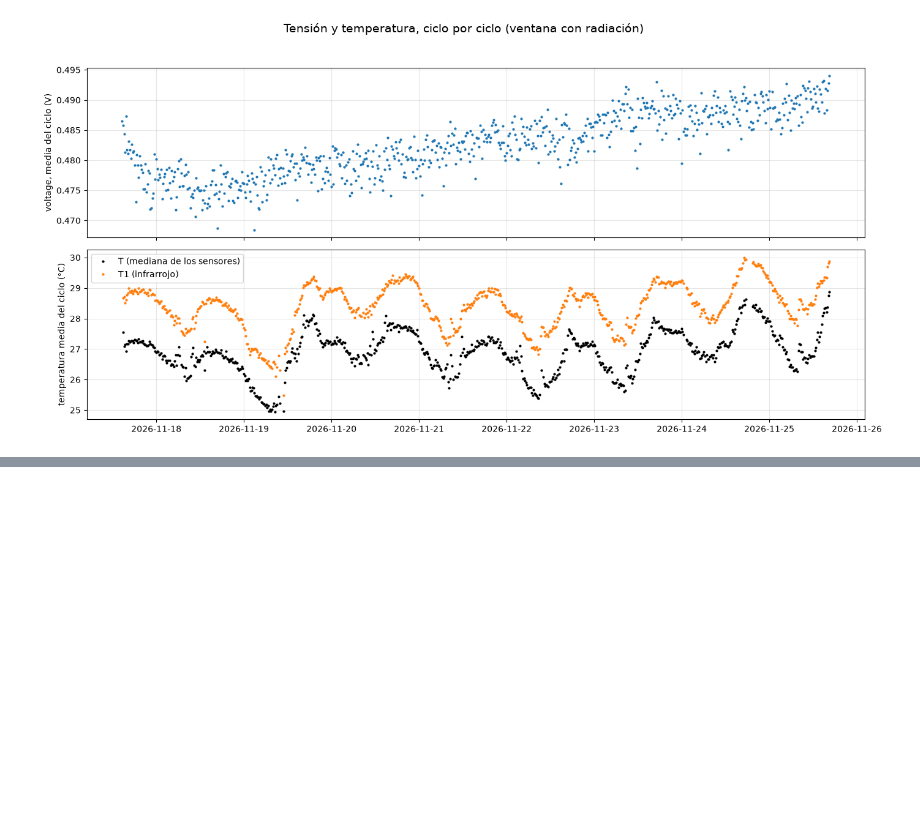
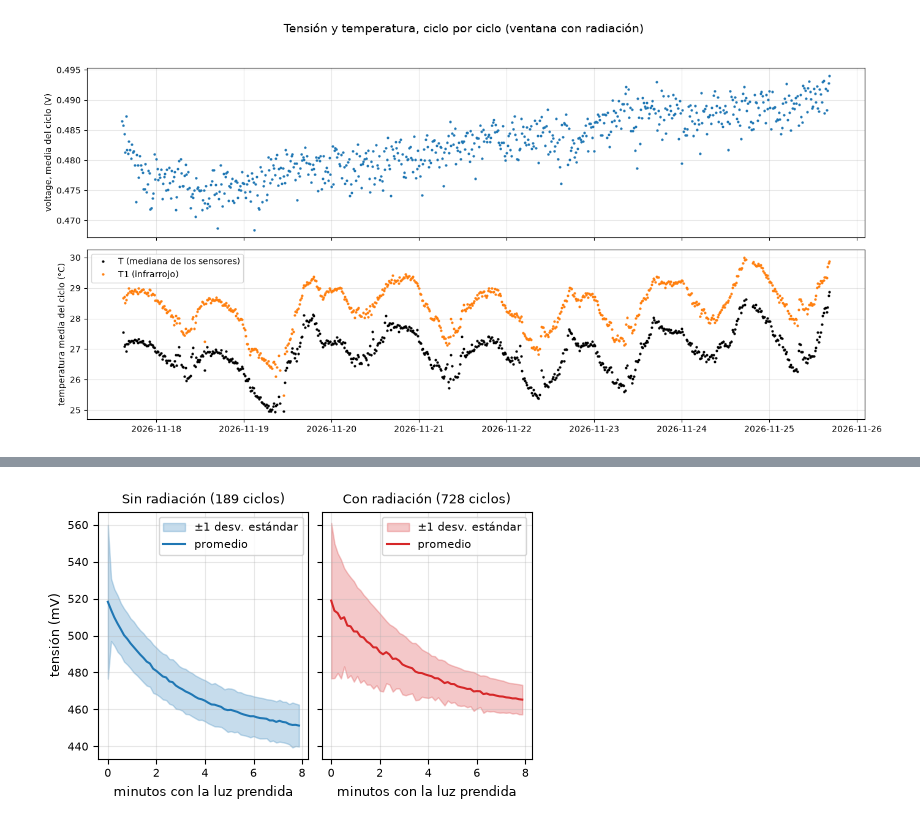
Before and after one commit to lucasmaru/DE-celdas_irradiacion, a Jupyter notebook: Analisis.ipynb, the cells around one changed output, grey strips where cells are left out. Cells and saved outputs as stored; diff of their text form; code cells hidden in the pictures; blank space fills up the shorter version.

```diff
--- a/Analisis.ipynb
+++ b/Analisis.ipynb
@@ -741,0 +1038,85 @@ max      0.494042   28.866667   30.000000
+# %%
+
+#-----------------------------------PERFIL PROMEDIO ± DESVIACIÓN ESTÁNDAR---------------------------------------#
+def calcular_perfil_promedio(datos, horas_de_margen=horas_de_margen_en_los_extremos):
+    inicio_de_la_ventana = datos["fecha_hora"].min()
+    fin_de_la_ventana = datos["fecha_hora"].max()
+    margen = pd.Timedelta(hours=horas_de_margen)
+
+    perfiles_de_los_ciclos = []
+    for numero, bloque in datos.groupby("numero_de_bloque"):
+        esta_prendida = bloque["estado_luz"].iloc[0] == 1
+        if not esta_prendida or len(bloque) < 55:
+            continue
+
+        inicio = bloque["fecha_hora"].iloc[0]
+        fin = bloque["fecha_hora"].iloc[-1]
+        if inicio < inicio_de_la_ventana + margen or fin > fin_de_la_ventana - margen:
+            continue
+
+        tension_del_ciclo_mV = bloque["voltage2"] * 1000
+        if tension_del_ciclo_mV.mean() <= 300:      # ciclo inválido
+            continue
+
+        parte = pd.DataFrame({
+            "tension_mV": tension_del_ciclo_mV.values,
+            "minutos": bloque["minutos_desde_inicio_de_bloque"].values,
+        })
+        parte["posicion"] = range(len(parte))
+        perfiles_de_los_ciclos.append(parte)
+
+    cantidad_de_ciclos = len(perfiles_de_los_ciclos)
+    juntos = pd.concat(perfiles_de_los_ciclos)
+
+    perfil = juntos.groupby("posicion").agg(
+        minutos=("minutos", "mean"),
+        tension_media=("tension_mV", "mean"),
+        desvio=("tension_mV", "std"),
+        tension_minima=("tension_mV", "min"),
+        tension_maxima=("tension_mV", "max"),
+        cantidad=("tension_mV", "size"),
+    )
+    # Solo posiciones donde hay al menos la mitad de los ciclos
+    perfil = perfil[perfil["cantidad"] >= cantidad_de_ciclos / 2]
+    return perfil, cantidad_de_ciclos
+
+
+mostrar_maximos_y_minimos = False   # True para agregar líneas punteadas con mínimo y máximo
+
+perfil_sin, cantidad_sin = calcular_perfil_promedio(df_sin_radiacion)
+perfil_con, cantidad_con = calcular_perfil_promedio(df_con_radiacion)
+
+with plt.rc_context(estilo_compacto):
+    figura_c, ejes_c = plt.subplots(
+        1, 2, figsize=(ancho_de_figura, alto_de_figura), sharey=True,
+        layout="constrained",
+    )
+
+    ventanas_c = [
+        (f"Sin radiación ({cantidad_sin} ciclos)", perfil_sin, "tab:blue", ejes_c[0]),
+        (f"Con radiación ({cantidad_con} ciclos)", perfil_con, "tab:red", ejes_c[1]),
+    ]
+    for titulo, perfil, color, eje in ventanas_c:
+        limite_inferior_de_la_banda = perfil["tension_media"] - perfil["desvio"]
+        limite_superior_de_la_banda = perfil["tension_media"] + perfil["desvio"]
+
+        eje.fill_between(perfil["minutos"], limite_inferior_de_la_banda, limite_superior_de_la_banda,
+                         color=color, alpha=0.25, label="±1 desv. estándar")
+        eje.plot(perfil["minutos"], perfil["tension_media"],
+                 color=color, linewidth=1.5, label="promedio")
+
+        if mostrar_maximos_y_minimos:
+            eje.plot(perfil["minutos"], perfil["tension_maxima"], color=color, linestyle=":", linewidth=0.8)
+            eje.plot(perfil["minutos"], perfil["tension_minima"], color=color, linestyle=":", linewidth=0.8)
+
+        eje.set_title(titulo)
+        eje.set_xlabel("minutos con la luz prendida")
+        eje.grid(alpha=0.3)
+        eje.legend(loc="upper right")
+
+    ejes_c[0].set_ylabel("tensión (mV)")
+
+    figura_c.savefig(carpeta_graficos / "figura_perfil_promedio_std.png", dpi=300)
+    plt.show()
+# %% [output]
+[figure, added]
```
Also changed, not shown: parts of 7 cells of this notebook, 6 other files.
